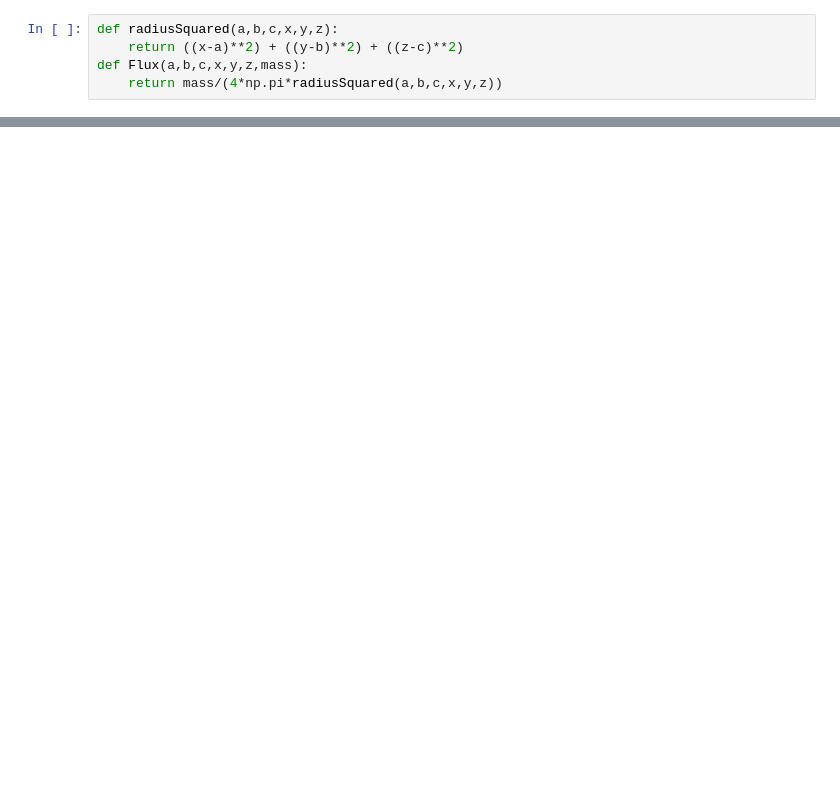
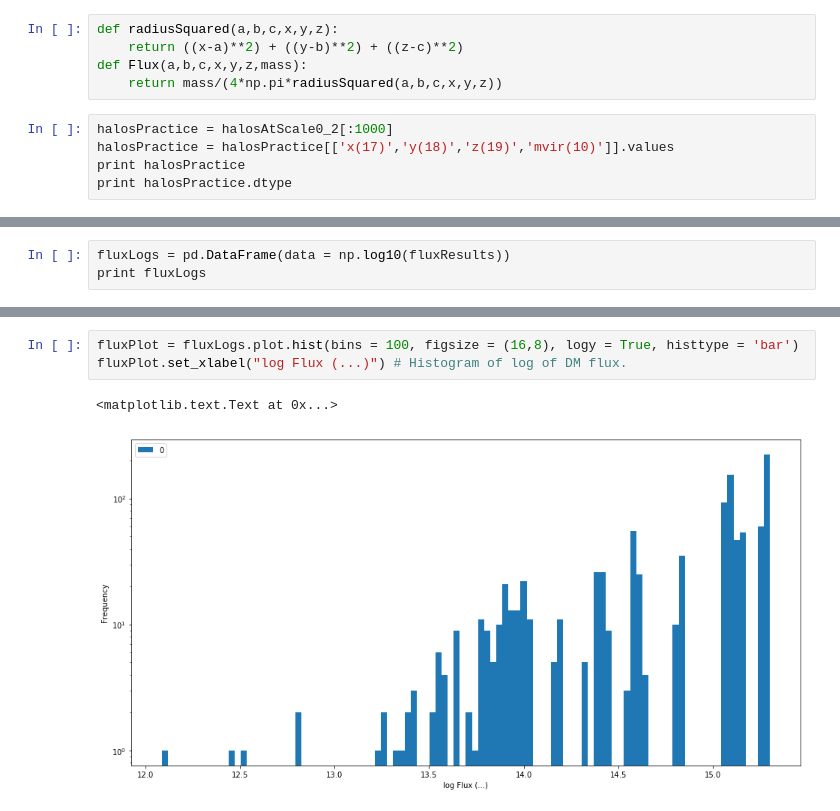
Before and after one commit to jortiz630/Dark-Matter-Tree-Data, a Jupyter notebook: DMDataAnalysis_py2.ipynb, the cells around one changed output, grey strips where cells are left out. Drawn from its saved outputs; the diff is of its cells as text; blank space fills up the shorter version.

Commit message:
Finished making histogram of flux data based on practice array. Still need to do so with the full data set.

```diff
--- a/DMDataAnalysis_py2.ipynb
+++ b/DMDataAnalysis_py2.ipynb
@@ -209,3 +180,8 @@ def radiusSquared(a,b,c,x,y,z):
     return ((x-a)**2) + ((y-b)**2) + ((z-c)**2)
 def Flux(a,b,c,x,y,z,mass):
     return mass/(4*np.pi*radiusSquared(a,b,c,x,y,z))
+# %%
+halosPractice = halosAtScale0_2[:1000]
+halosPractice = halosPractice[['x(17)','y(18)','z(19)','mvir(10)']].values
+print halosPractice
+print halosPractice.dtype
@@ -246,0 +232,3 @@ print fluxResults.shape
+# %%
+fluxLogs = pd.DataFrame(data = np.log10(fluxResults))
+print fluxLogs
@@ -246,0 +253,6 @@ print fluxResults.shape
+# %%
+fluxPlot = fluxLogs.plot.hist(bins = 100, figsize = (16,8), logy = True, histtype = 'bar')
+fluxPlot.set_xlabel("log Flux (...)") # Histogram of log of DM flux.
+# %% [output]
+<matplotlib.text.Text at 0x...>
+[figure, added]
```
Also changed, not shown: parts of 5 cells of this notebook.
